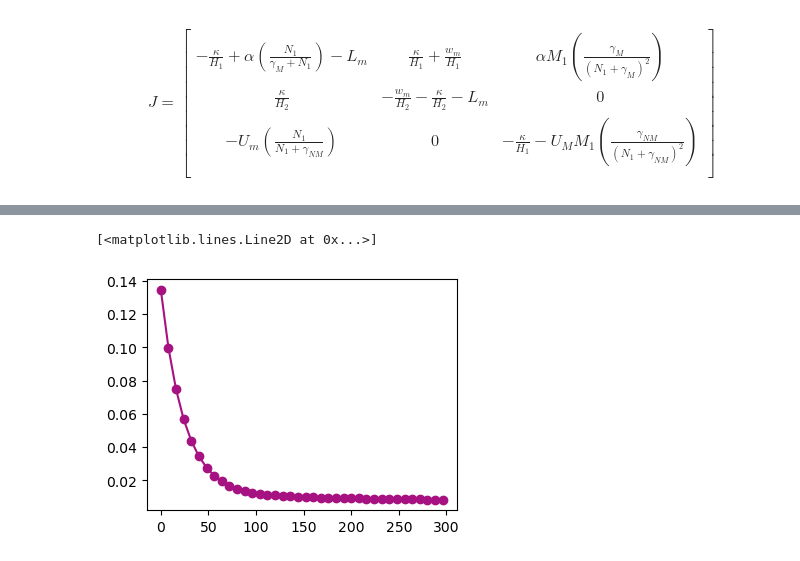
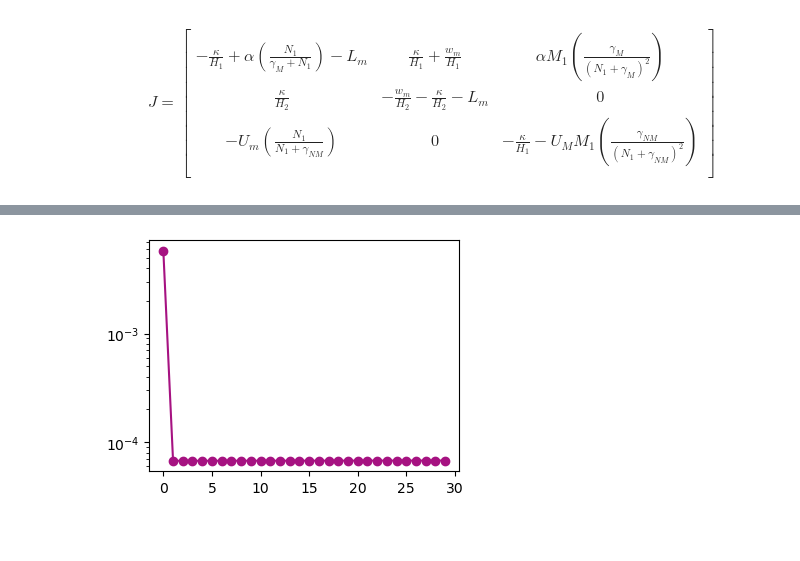
Before and after one commit to sienna-white/box_model, a Jupyter notebook: two_species.ipynb, the cells around one changed output, grey strips where cells are left out. Cells and saved outputs as stored; diff of their text form; code cells hidden in the pictures; blank space fills up the shorter version.

```diff
--- a/two_species.ipynb
+++ b/two_species.ipynb
@@ -133,6 +84,6 @@ AttributeError: 'Dataset' object has no attribute 'kappa'
 # %%
 # Snapshot of three time frames
-TIMES = list(range(0, 300, 50))
+TIMES = list(range(0, 300, 25))
 
 id = 2
 ir = 14
@@ -145,19 +96,13 @@ h2 = depth - h1
 
 # txt = "Depth = %2.2f m, R = %2.1f, Kappa = %1.0e" % (depth, ratio, kappa)
 
-
-
-
 shapes = ['o', 's', '^', 'x', 'v']
 variables = ["M_1", "M_2", "D_1", "D_2", "N_1"]
 
 fig, axs = plt.subplots(nrows=2, ncols=2, figsize=(12,10))
 axs = axs.flatten()
-
 for ax in axs:
     ax.grid(alpha=0.2)
-    # ax.legend()
-
     ax.axhline(y=0, color='k', alpha=0.5)
     ax.axvline(x=0, color='k', alpha=0.5)
     ax.set_ylabel("Diffusivity")
@@ -166,31 +111,29 @@ for ax in axs:
     ax.set_xscale('log')
 irs = [0, 5, 10, 14]
 for ix, ax in enumerate(axs):
-
     ir = irs[ix]
     ratio = dst.ratio.values[ir]
     txt = "Depth = %2.2f m, R = %2.1f" % (depth, ratio)
     ax.set_title(txt)
     for ik in range(0, 15, 1):
         kappa = dst.kappa.values[ik]
-
         for it in TIMES:
             hour = dst.t.values[it]/3600
-
             m1 = dst.m1.values[it, id ,ir, ik]
             m2 = dst.m2.values[it, id ,ir, ik]
             n1 = dst.n1.values[it, id ,ir, ik]
-            eigenvalues, ev = jacobian(kappa, h1, h2, m1, m2, n1)
+            d1 = dst.d1.values[it, id ,ir, ik]
+            d2 = dst.d2.values[it, id ,ir, ik]
+            eigenvalues, ev = pm.jacobian_2s(kappa, h1, h2, m1, m2, d1, d2, n1)
             for e, eig in enumerate(eigenvalues):
                 if eig.real < 0:
                     eigenvalues[e] = -eig
                     ev[e] = -ev[e]
-
             eigenvalues = sorted(eigenvalues)
             vector0 = np.array([m1, m2, n1])
             color = cmo.cm.haline_r(it/max(TIMES))
 
-            for ie, eigenvalue in enumerate(eigenvalues[0:3]):
+            for ie, eigenvalue in enumerate(eigenvalues[0:4]):
                 # if eigenvalue.real<0:
                 #     vector0 = -vector
                 # else:
@@ -211,9 +154,6 @@ for it in TIMES[::2]:
     hour = dst.t.values[it]/3600
     ax.plot([],[], 'o', alpha=0.5, color = cmo.cm.haline(it/max(TIMES)),  label=r"$\lambda$ (%2.1f hours)" % (hour))
 
-
-
-
 ax.legend(bbox_to_anchor=(1.05, 1), ncols=1, loc='upper left', borderaxespad=0., fontsize=11,)
 fn = txt.replace(",", "_")
 # fig.savefig("eigens/%s.png" % fn, dpi=300)
@@ -519,3 +502,21 @@ AttributeError: 'Dataset' object has no attribute 'd1'
+# %%
+def set_up_phase_axes(fig, axs):
+    axs = axs.flatten()
+
+    gs = axs[1].get_gridspec()
+
+    axs[0].remove()
+    axs[1].remove()
+    axs[2].remove()
+
+    axs[3].remove()
+    axs[4].remove()
+    axs[5].remove()
+
+    axphase = fig.add_subplot(gs[0:, 0])
+    axp = fig.add_subplot(gs[1:3])
+    axn = fig.add_subplot(gs[4:6])
+    return axphase, axp, axn
 # %%
 NN = 3
 
@@ -620,10 +629,10 @@ NameError: name 'largest_val' is not defined
 # %%
 fig = plt.figure(figsize=(4,3))
 ax = fig.add_subplot(1,1,1)
-ax.plot(range(0, 300, 8), distances, '-o', color='#A61281')
+ax.plot( distances, '-o', color='#A61281')
+ax.set_yscale('log')
 # %% [output]
-[<matplotlib.lines.Line2D at 0x...>]
-[figure, old version]
+[figure, new version]
 # %%
 import imageio
 import os
```
Also changed, not shown: parts of 12 cells of this notebook, 4 other files.
